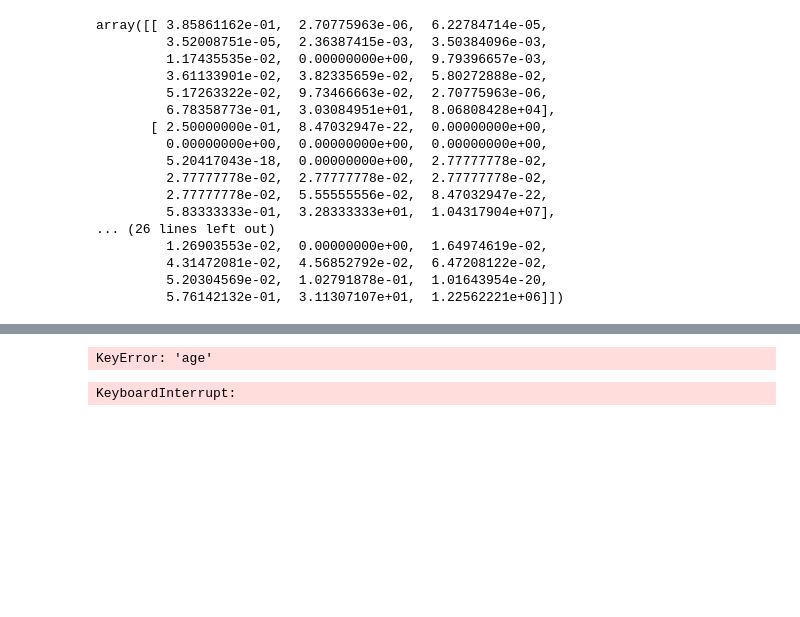
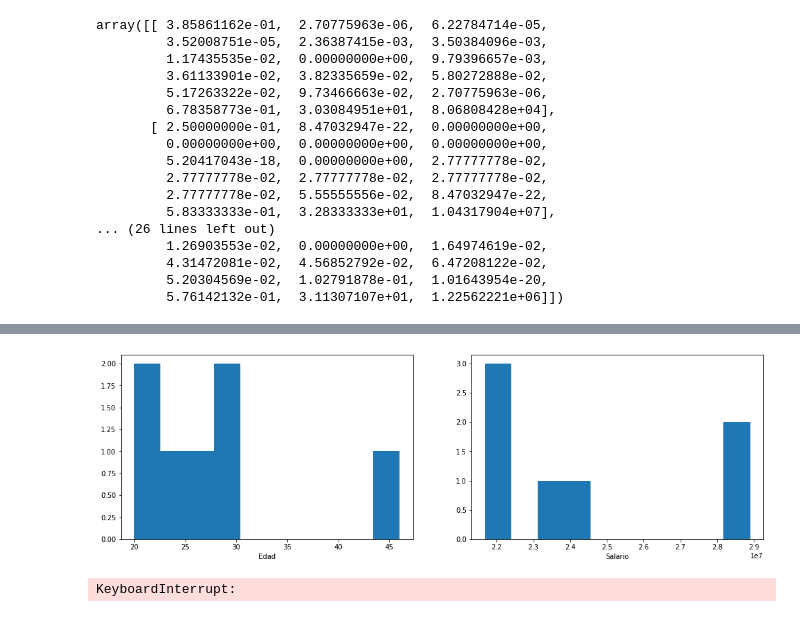
Before and after one commit to carlosperez1997/NDS_ProyectoFinal, a Jupyter notebook: 02.ipynb, the cells around one changed output, grey strips where cells are left out. Drawn from its saved outputs; the diff is of its cells as text; code cells hidden in the pictures; blank space fills up the shorter version.

```diff
--- a/02.ipynb
+++ b/02.ipynb
@@ -279,3 +326,0 @@ cluster_2.shape
-# %%
-cluster_3 = df_kmeans[ df_kmeans['cluster']==2 ]
-cluster_3.shape
@@ -347,15 +411,15 @@ El 60.81 % de este grupo solicita el producto em_acount
 # %%
 var_numeric = ['age','salary']
 
 fig, ax = plt.subplots(1,2,figsize=[17,5])
 
-ax[0].hist(cluster_4['age'],bins=15)
+ax[0].hist(cluster_3['age'],bins=10)
 ax[0].set_xlabel('Edad')
-ax[1].hist(cluster_4['salary'],bins=15)
+ax[1].hist(cluster_3['salary'],bins=10)
 ax[1].set_xlabel('Salario')
 plt.show()
 # %% [output]
-KeyError: 'age'
+[figure, added]
 # %%
 var_numeric = ['age','salary']
 
```
Also changed, not shown: parts of 17 cells of this notebook, 1 other file.
